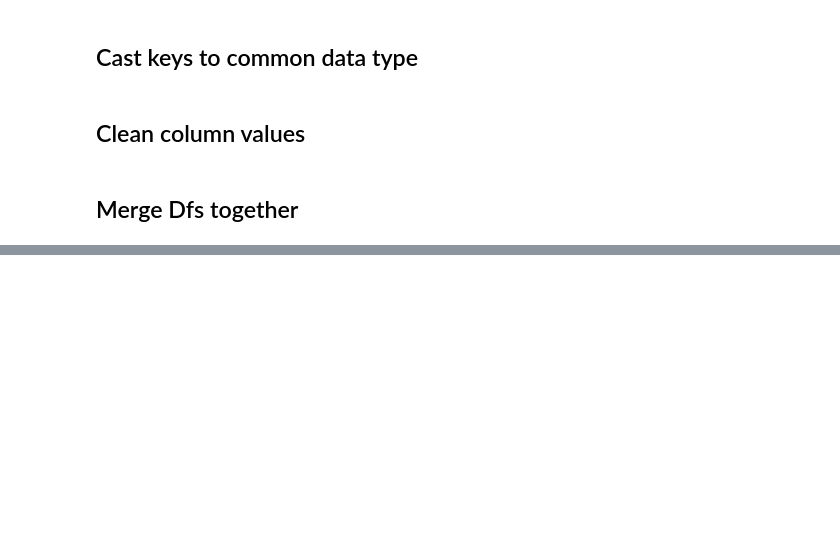
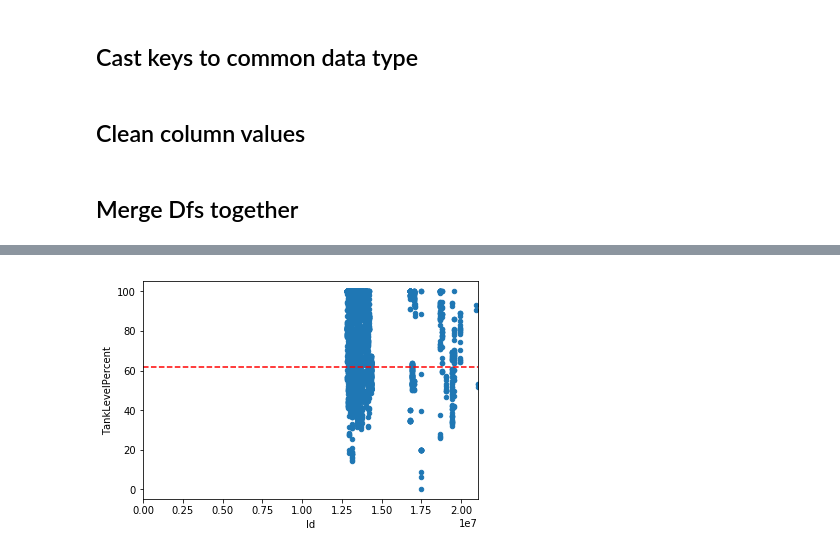
Before and after one commit to DEREJEGETU/big-g-express, a Jupyter notebook: Python_Code/data-question-6.ipynb, the cells around one changed output, grey strips where cells are left out. Cells and saved outputs as stored; diff of their text form; code cells hidden in the pictures; blank space fills up the shorter version.

```diff
--- a/Python_Code/data-question-6.ipynb
+++ b/Python_Code/data-question-6.ipynb
@@ -259,0 +97,4 @@ Name: DriverID, dtype: int64
+# %%
+drivers_median = pd.DataFrame(drivers.loc[455].head(1))
+drivers_median.rename(columns={455 : 'DriverID'},inplace=True)
+#drivers_median
@@ -259,0 +151,7 @@ Name: DriverID, dtype: int64
+# %%
+df_event_level_median.plot.scatter('Id','TankLevelPercent')
+plt.plot([0, 21055426],[harmonic_mean_median,harmonic_mean_median], 'r--')
+plt.xlim(0, 21055426)
+plt.show()
+# %% [output]
+[figure, added]
```
Also changed, not shown: parts of 40 cells of this notebook.
